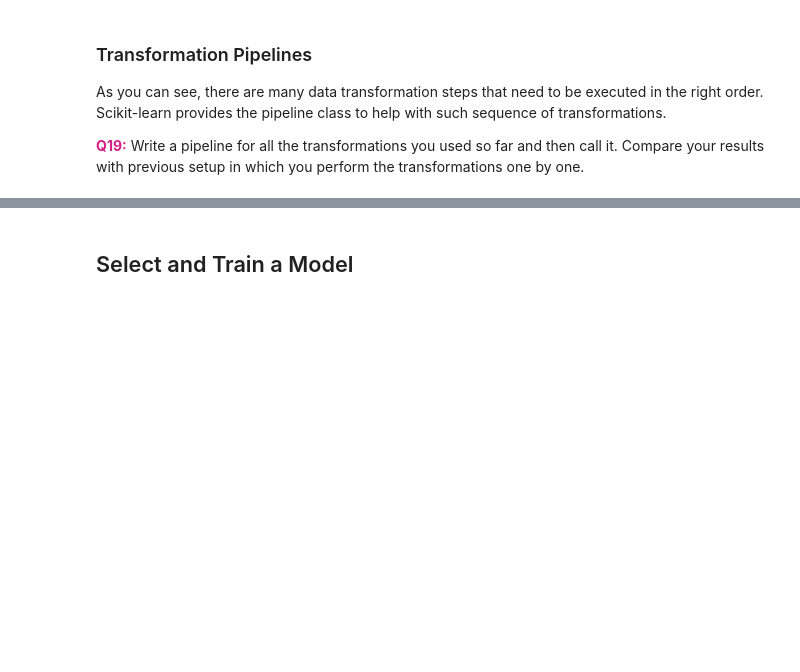
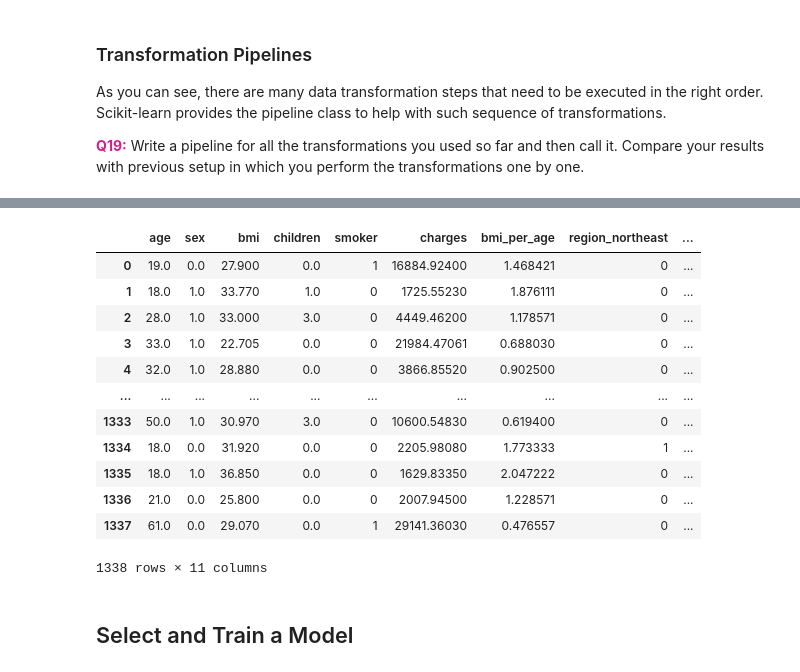
Before and after one commit to peyman886/Machine_Learning, a Jupyter notebook: Bahrak 1402-1/HomeWork/HW01/Machine_Learning_HW01.ipynb, the cells around one changed output, grey strips where cells are left out. Drawn from its saved outputs; the diff is of its cells as text; code cells hidden in the pictures; blank space fills up the shorter version.

```diff
--- a/Bahrak 1402-1/HomeWork/HW01/Machine_Learning_HW01.ipynb
+++ b/Bahrak 1402-1/HomeWork/HW01/Machine_Learning_HW01.ipynb
@@ -870,3 +1119,19 @@ As you can see, there are many data transformation steps that need to be execute
+# %%
+insurance_data
+# %% [output]
+|  | age | sex | bmi | children | smoker | charges | bmi_per_age | region_northeast | ... |
+| 0 | 19.0 | 0.0 | 27.900 | 0.0 | 1 | 16884.92400 | 1.468421 | 0 | ... |
+| 1 | 18.0 | 1.0 | 33.770 | 1.0 | 0 | 1725.55230 | 1.876111 | 0 | ... |
+| 2 | 28.0 | 1.0 | 33.000 | 3.0 | 0 | 4449.46200 | 1.178571 | 0 | ... |
+| 3 | 33.0 | 1.0 | 22.705 | 0.0 | 0 | 21984.47061 | 0.688030 | 0 | ... |
+| 4 | 32.0 | 1.0 | 28.880 | 0.0 | 0 | 3866.85520 | 0.902500 | 0 | ... |
+| ... | ... | ... | ... | ... | ... | ... | ... | ... | ... |
+| 1333 | 50.0 | 1.0 | 30.970 | 3.0 | 0 | 10600.54830 | 0.619400 | 0 | ... |
+| 1334 | 18.0 | 0.0 | 31.920 | 0.0 | 0 | 2205.98080 | 1.773333 | 1 | ... |
+| 1335 | 18.0 | 1.0 | 36.850 | 0.0 | 0 | 1629.83350 | 2.047222 | 0 | ... |
+| 1336 | 21.0 | 0.0 | 25.800 | 0.0 | 0 | 2007.94500 | 1.228571 | 0 | ... |
+| 1337 | 61.0 | 0.0 | 29.070 | 0.0 | 1 | 29141.36030 | 0.476557 | 0 | ... |
+1338 rows × 11 columns
 # %% [markdown]
 ## Select and Train a Model
 # %% [markdown]
```
Also changed, not shown: parts of 26 cells of this notebook.
